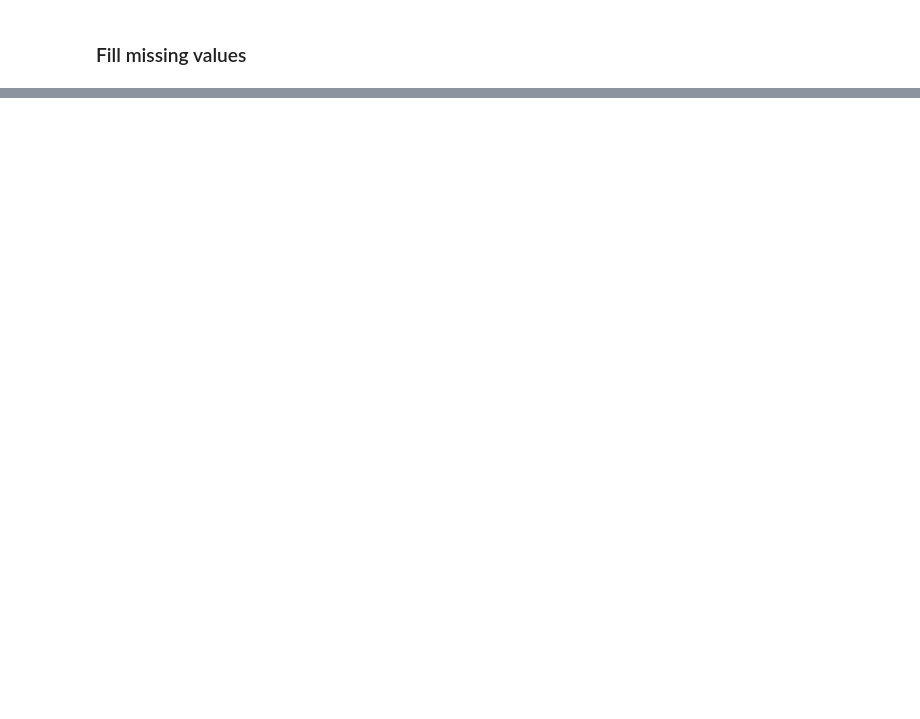
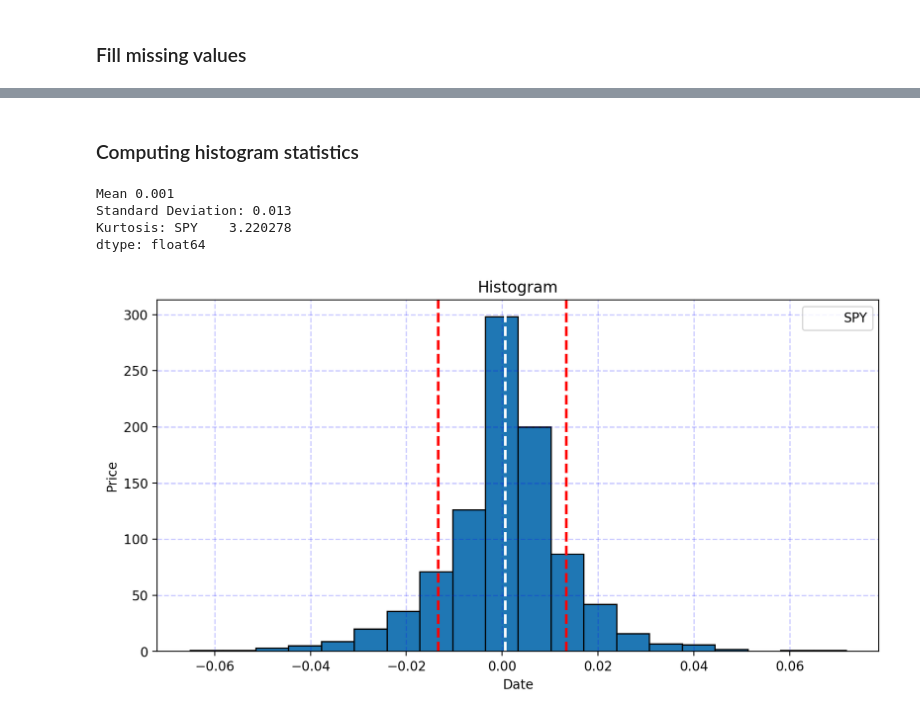
Before and after one commit to arafat877/CS7646-ML4T, a Jupyter notebook: ML4T_Lessons/week2-lessons-01.05-01.08.ipynb, the cells around one changed output, grey strips where cells are left out. Cells and saved outputs as stored; diff of their text form; code cells hidden in the pictures; blank space fills up the shorter version.

```diff
--- a/ML4T_Lessons/week2-lessons-01.05-01.08.ipynb
+++ b/ML4T_Lessons/week2-lessons-01.05-01.08.ipynb
@@ -148,0 +206,55 @@ test_run()
+# %% [markdown]
+### Computing histogram statistics
+# %%
+def plot_hist_mean_std(df, mean, std, bins=10, title='Histogram', xlabel='Date', ylabel='Price'):
+    plt.figure(figsize=(10,5), dpi=200)
+    plt.hist(df, bins=bins, edgecolor='black')
+    plt.axvline(mean, color='w', linestyle='dashed', linewidth=2)
+    plt.axvline(std, color='r', linestyle='dashed', linewidth=2)
+    plt.axvline(-std, color='r', linestyle='dashed', linewidth=2)
+    plt.grid(color='blue', linestyle='--', linewidth=1, alpha=0.2)
+    plt.title(title)
+    plt.xlabel(xlabel)
+    plt.ylabel(ylabel)
+    plt.legend(df)
+    plt.show()
+
+
+def test_run():
+    # Define a data range
+    start, end = '2009-01-01', '2012-12-31'
+    dates = pd.date_range(start, end) # year 2010
+
+    # Choose stock symbols to read
+    symbols = ['SPY']  # SPY will be added in get_data()
+
+    # Get stock data
+    df = get_data(symbols=symbols, dates=dates)
+
+    # Plot data
+    # plot_data(df, title='Stock price')
+
+    # Compute daily returns
+    daily_returns = compute_daily_returns(df)
+    # plot_data(daily_returns, title='Daily returns', xlabel='Date', ylabel='Daily returns')
+
+
+    # Get mean and standard deviation
+    mean = daily_returns['SPY'].mean()
+    print("Mean", np.round(mean, 3))
+    std = daily_returns['SPY'].std()
+    print("Standard Deviation:", np.round(std, 3))
+    # Compute kurtosis
+    print("Kurtosis:", daily_returns.kurtosis())
+
+    # Plot a histogram
+    plot = plot_hist_mean_std(daily_returns, mean=mean, std=std, bins=20) # default bins = 10
+
+
+test_run()
+# %% [output]
+Mean 0.001
+Standard Deviation: 0.013
+Kurtosis: SPY    3.220278
+dtype: float64
+[figure, added]
```
Also changed, not shown: parts of 12 cells of this notebook.
